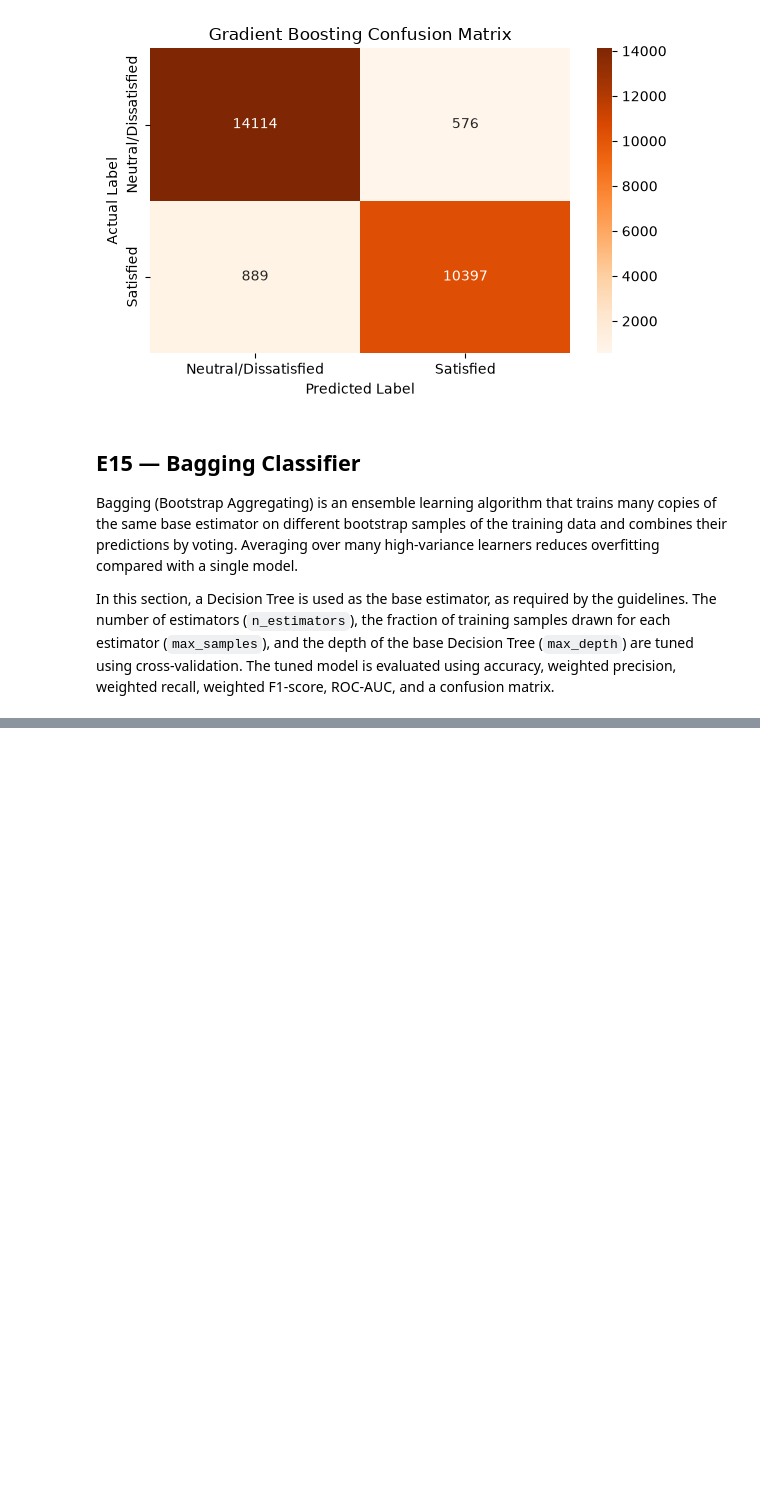
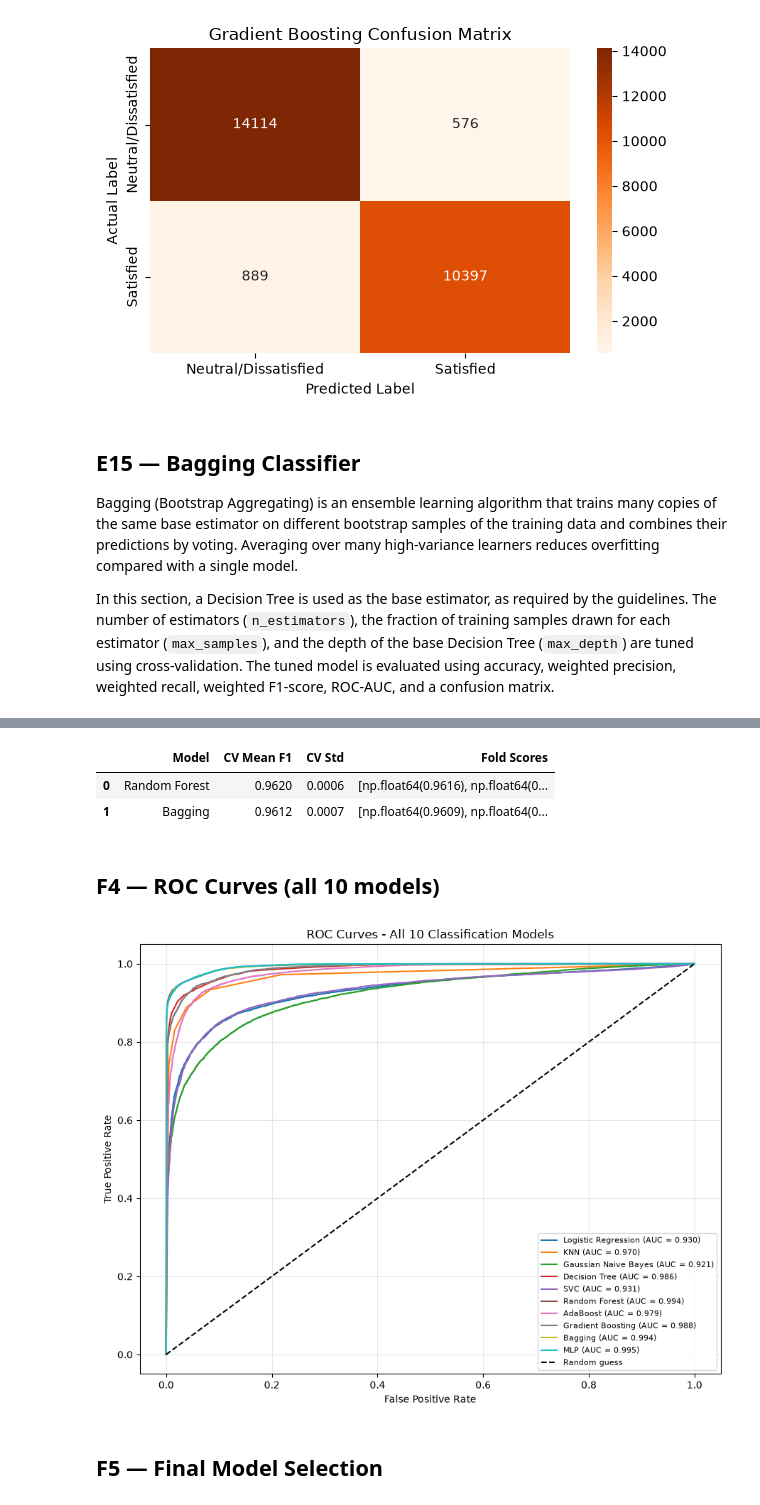
Before and after one commit to ML-Capstone-Review/ML-Capstone-Project, a Jupyter notebook: notebooks/classification.ipynb, the cells around one changed output, grey strips where cells are left out. Saved outputs shown, nothing was run; the diff lists cells and outputs as text; code cells hidden in the pictures; blank space fills up the shorter version.

```diff
--- a/notebooks/classification.ipynb
+++ b/notebooks/classification.ipynb
@@ -1438,0 +1766,59 @@ plt.show()
+# %%
+# ============================================================
+# F3 — 5-FOLD CROSS-VALIDATION FOR THE TOP-2 MODELS
+# ============================================================
+
+from sklearn.model_selection import cross_val_score, StratifiedKFold
+
+skf = StratifiedKFold(n_splits=5, shuffle=True, random_state=42)
+
+top2_names = final_results["Model"].head(2).tolist()
+
+cv_rows = []
+for name in top2_names:
+    scores = cross_val_score(
+        all_models[name], X_train, y_train,
+        cv=skf, scoring="f1_weighted", n_jobs=1
+    )
+    cv_rows.append({
+        "Model": name,
+        "CV Mean F1": scores.mean(),
+        "CV Std": scores.std(),
+        "Fold Scores": [round(s, 4) for s in scores],
+    })
+
+cv_table = pd.DataFrame(cv_rows)
+display(cv_table.style.format({"CV Mean F1": "{:.4f}", "CV Std": "{:.4f}"}))
+# %% [output]
+|  | Model | CV Mean F1 | CV Std | Fold Scores |
+| 0 | Random Forest | 0.9620 | 0.0006 | [np.float64(0.9616), np.float64(0... |
+| 1 | Bagging | 0.9612 | 0.0007 | [np.float64(0.9609), np.float64(0... |
+# %% [markdown]
+## F4 — ROC Curves (all 10 models)
+# %%
+# ============================================================
+# F4 — ROC CURVES FOR ALL 10 MODELS
+# ============================================================
+
+from sklearn.metrics import roc_curve
+
+plt.figure(figsize=(9, 7))
+colors = sns.color_palette("tab10", n_colors=len(all_models))   # colourblind-friendly palette
+
+for (name, mdl), color in zip(all_models.items(), colors):
+    fpr, tpr, _ = roc_curve(y_test, get_scores(mdl, X_test))
+    auc_value = final_results.loc[final_results["Model"] == name, "ROC-AUC"].iloc[0]
+    plt.plot(fpr, tpr, color=color, label=f"{name} (AUC = {auc_value:.3f})")
+
+plt.plot([0, 1], [0, 1], "k--", label="Random guess")
+plt.xlabel("False Positive Rate")
+plt.ylabel("True Positive Rate")
+plt.title("ROC Curves - All 10 Classification Models")
+plt.legend(loc="lower right", fontsize=8)
+plt.grid(alpha=0.3)
+plt.tight_layout()
+plt.show()
+# %% [output]
+[figure, added]
+# %% [markdown]
+## F5 — Final Model Selection
```
Also changed, not shown: parts of 28 cells of this notebook, 3 other files.
